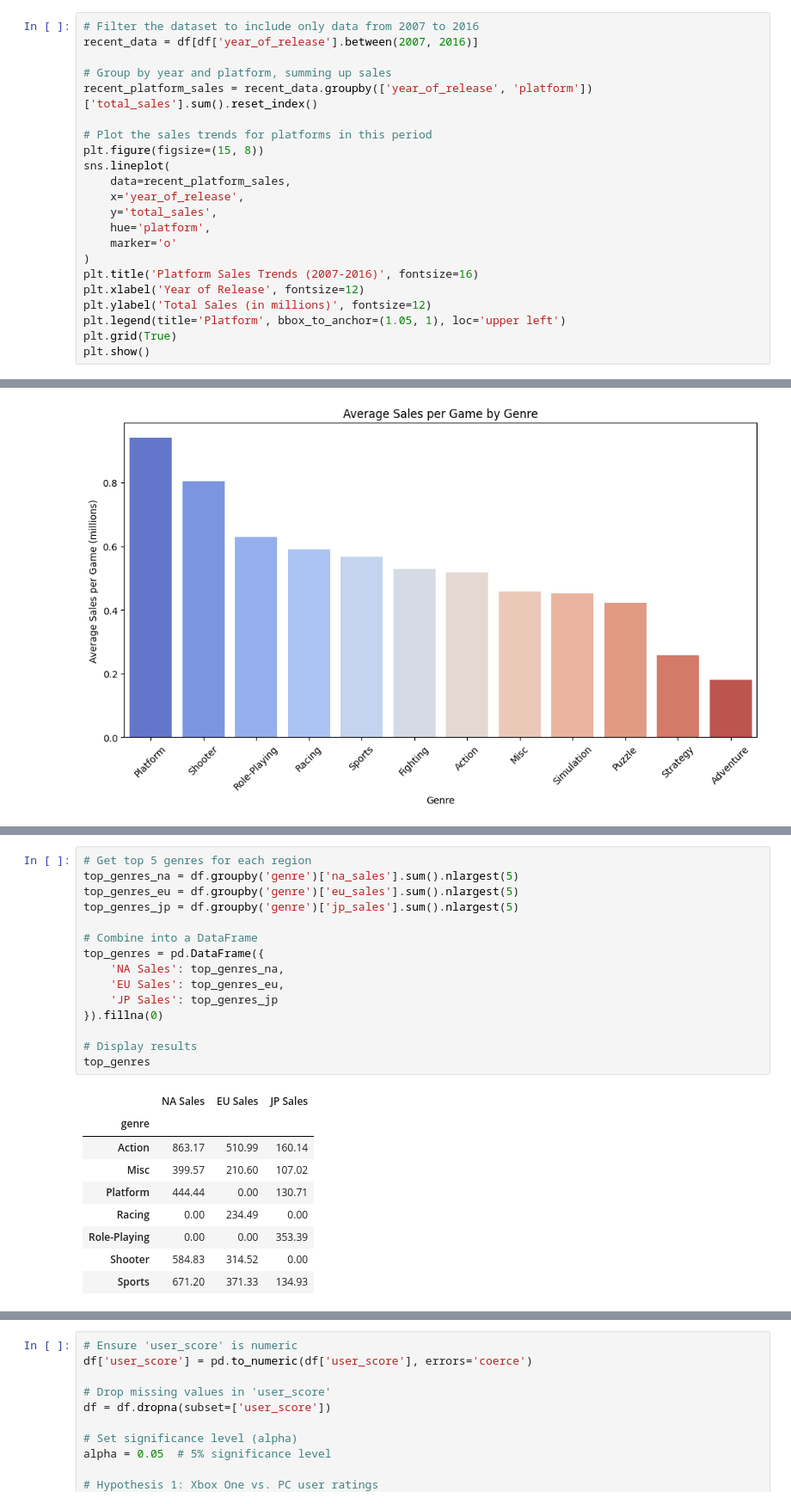
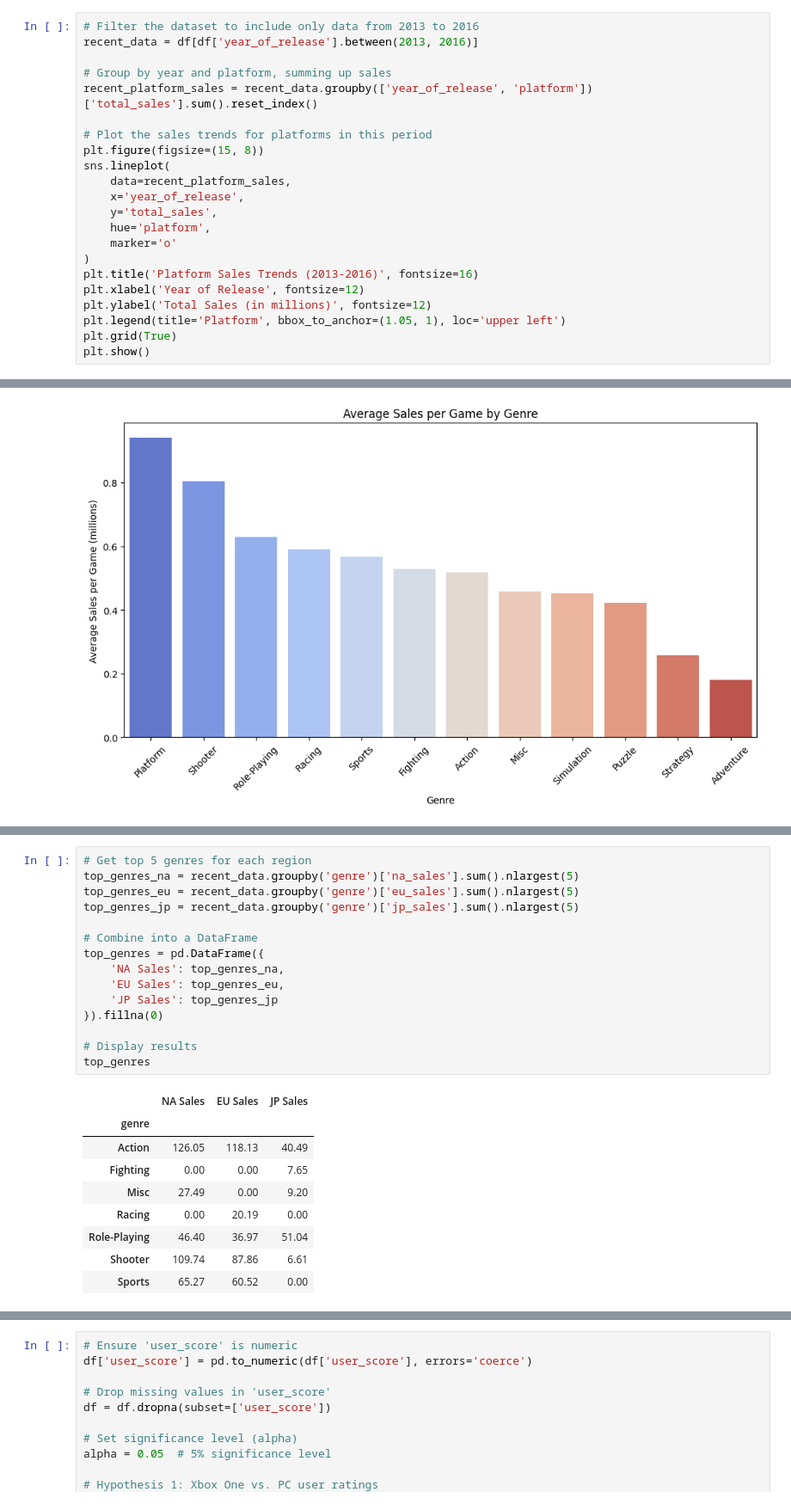
Before and after one commit to MitchellAsh/game-trends, a Jupyter notebook: game_trends_analysis.ipynb, the cells around one changed output, grey strips where cells are left out. Shown at 86% size. Drawn from its saved outputs; the diff is of its cells as text.

```diff
--- a/game_trends_analysis.ipynb
+++ b/game_trends_analysis.ipynb
@@ -304,6 +324,6 @@ I chose to focus on the period from 2007 to 2016 because it captures the most re
 # %%
-# Filter the dataset to include only data from 2007 to 2016
-recent_data = df[df['year_of_release'].between(2007, 2016)]
+# Filter the dataset to include only data from 2013 to 2016
+recent_data = df[df['year_of_release'].between(2013, 2016)]
 
 # Group by year and platform, summing up sales
 recent_platform_sales = recent_data.groupby(['year_of_release', 'platform'])['total_sales'].sum().reset_index()
@@ -317,7 +337,7 @@ sns.lineplot(
     hue='platform',
     marker='o'
 )
-plt.title('Platform Sales Trends (2007-2016)', fontsize=16)
+plt.title('Platform Sales Trends (2013-2016)', fontsize=16)
 plt.xlabel('Year of Release', fontsize=12)
 plt.ylabel('Total Sales (in millions)', fontsize=12)
 plt.legend(title='Platform', bbox_to_anchor=(1.05, 1), loc='upper left')
@@ -600,25 +731,25 @@ Platform Popularity Differences Across Regions
 # %%
 # Get top 5 genres for each region
-top_genres_na = df.groupby('genre')['na_sales'].sum().nlargest(5)
-top_genres_eu = df.groupby('genre')['eu_sales'].sum().nlargest(5)
-top_genres_jp = df.groupby('genre')['jp_sales'].sum().nlargest(5)
+top_genres_na = recent_data.groupby('genre')['na_sales'].sum().nlargest(5)
+top_genres_eu = recent_data.groupby('genre')['eu_sales'].sum().nlargest(5)
+top_genres_jp = recent_data.groupby('genre')['jp_sales'].sum().nlargest(5)
 
 # Combine into a DataFrame
 top_genres = pd.DataFrame({
     'NA Sales': top_genres_na,
     'EU Sales': top_genres_eu,
     'JP Sales': top_genres_jp
 }).fillna(0)
 
 # Display results
 top_genres
 # %% [output]
 |  | NA Sales | EU Sales | JP Sales |
 | genre |  |  |  |
-| Action | 863.17 | 510.99 | 160.14 |
-| Misc | 399.57 | 210.60 | 107.02 |
-| Platform | 444.44 | 0.00 | 130.71 |
-| Racing | 0.00 | 234.49 | 0.00 |
-| Role-Playing | 0.00 | 0.00 | 353.39 |
-| Shooter | 584.83 | 314.52 | 0.00 |
-| Sports | 671.20 | 371.33 | 134.93 |
+| Action | 126.05 | 118.13 | 40.49 |
+| Fighting | 0.00 | 0.00 | 7.65 |
+| Misc | 27.49 | 0.00 | 9.20 |
+| Racing | 0.00 | 20.19 | 0.00 |
+| Role-Playing | 46.40 | 36.97 | 51.04 |
+| Shooter | 109.74 | 87.86 | 6.61 |
+| Sports | 65.27 | 60.52 | 0.00 |
```
Also changed, not shown: parts of 29 cells of this notebook.
